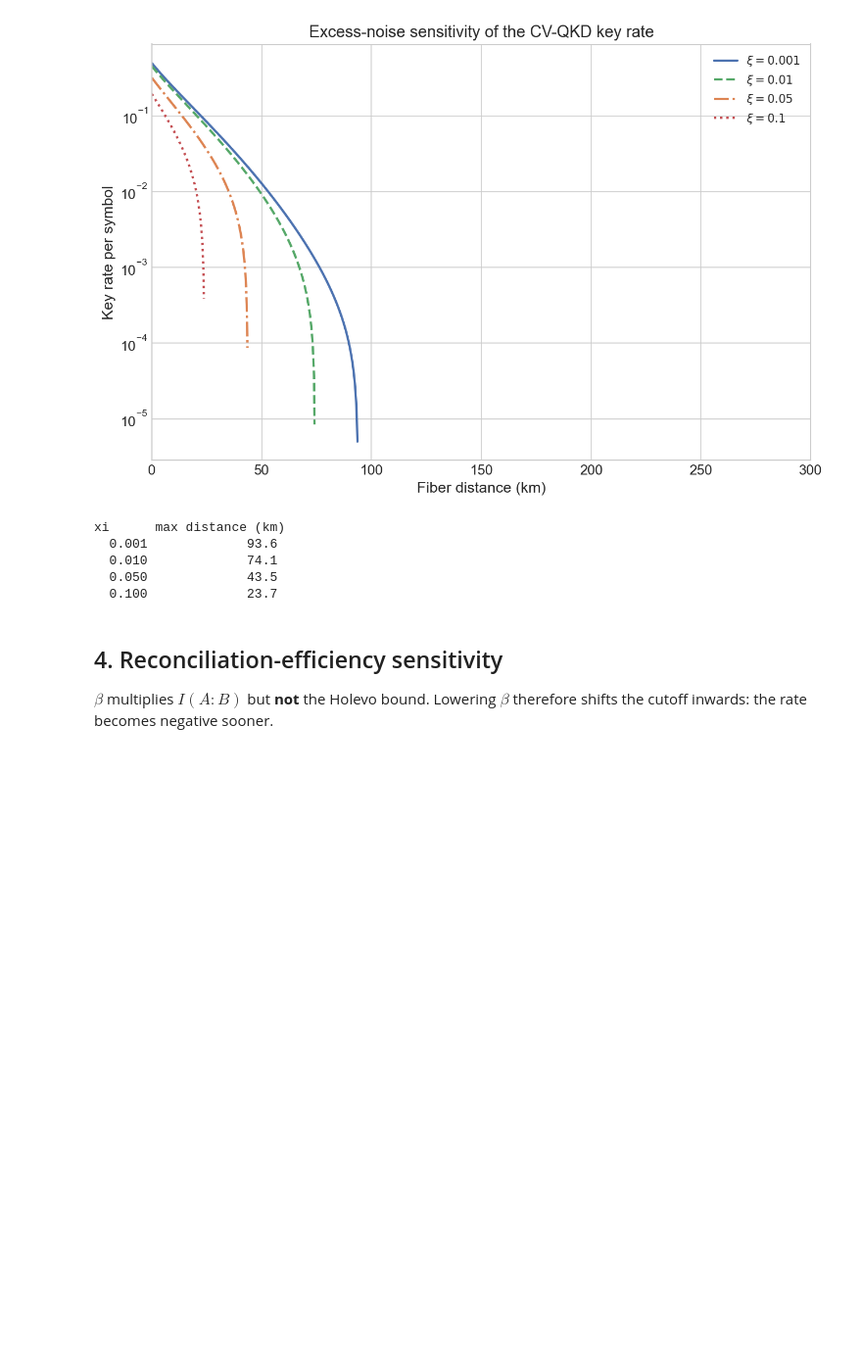
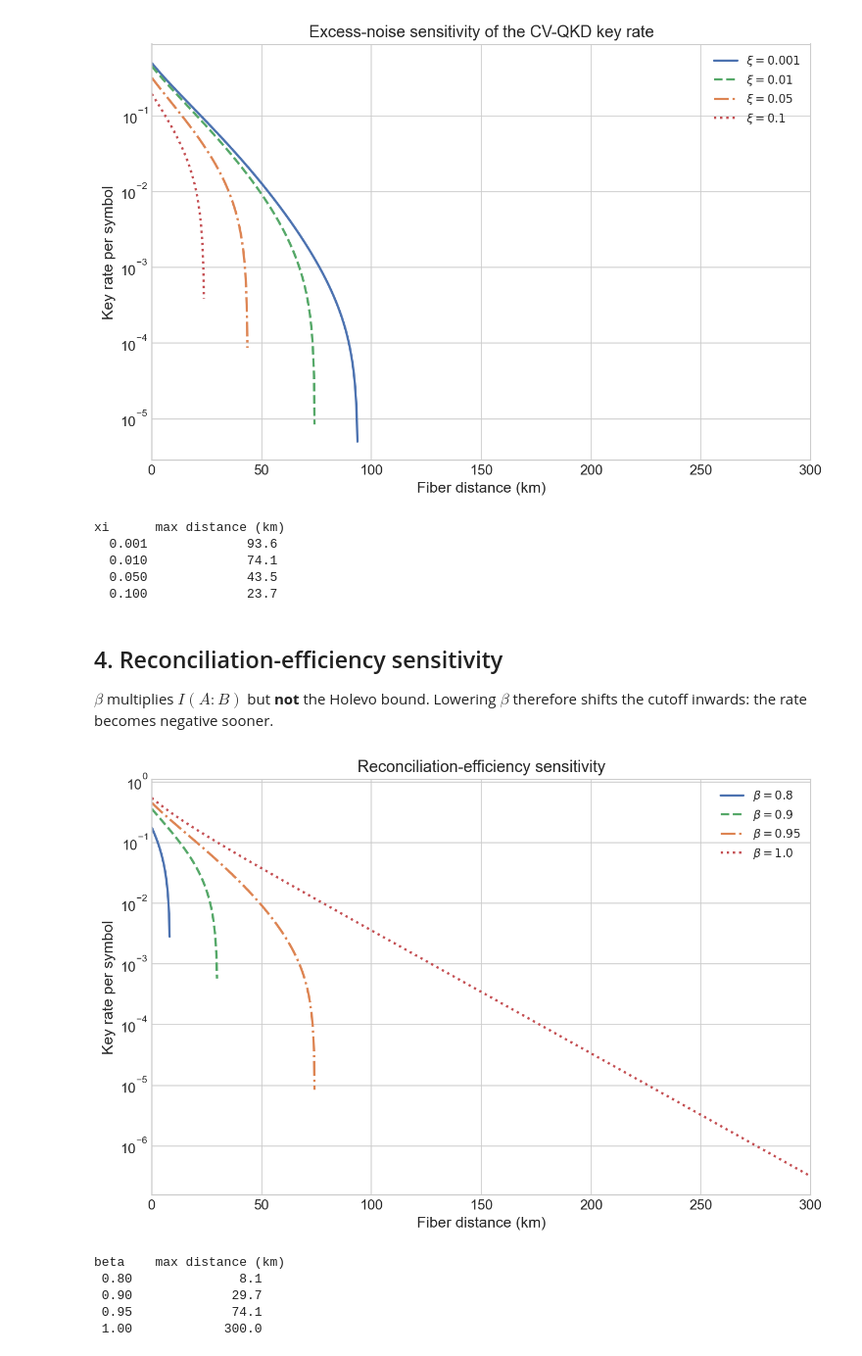
Before and after one commit to abbas-ahmad-cowlar/qkd-protocol-simulator, a Jupyter notebook: notebooks/05_key_rate_analysis.ipynb, the cells around one changed output. Shown at 98% size. Cells and saved outputs as stored; diff of their text form; code cells hidden in the pictures; blank space fills up the shorter version.

Commit message:
Add 05 key rate analysis code cell 10

```diff
--- a/notebooks/05_key_rate_analysis.ipynb
+++ b/notebooks/05_key_rate_analysis.ipynb
@@ -145,3 +145,39 @@ xi      max distance (km)
 ## 4. Reconciliation-efficiency sensitivity
 
 $\beta$ multiplies $I(A:B)$ but **not** the Holevo bound. Lowering $\beta$ therefore shifts the cutoff inwards: the rate becomes negative sooner.
+# %%
+beta_values = [0.80, 0.90, 0.95, 1.00]
+beta_styles = [('-', '#4C72B0'), ('--', '#55A868'),
+               ('-.', '#DD8452'), (':', '#C44E52')]
+
+fig, ax = plt.subplots(figsize=(9, 6))
+summary = []
+for beta_val, (ls, color) in zip(beta_values, beta_styles):
+    r = cvqkd_key_rate(L, beta=beta_val)
+    semilogy_positive(ax, L, r, ls, color=color, linewidth=2,
+                      label=fr'$\beta = {beta_val}$')
+    if (r > 0).any():
+        L_max = float(L[r > 0].max())
+    else:
+        L_max = 0.0
+    summary.append((beta_val, L_max))
+ax.set_xlabel('Fiber distance (km)', fontsize=13)
+ax.set_ylabel('Key rate per symbol', fontsize=13)
+ax.set_title('Reconciliation-efficiency sensitivity', fontsize=14)
+ax.legend(fontsize=10)
+ax.set_xlim(0, 300)
+plt.tight_layout()
+plt.savefig(FIG_DIR / 'cvqkd_reconciliation_efficiency.png', dpi=300,
+            bbox_inches='tight')
+plt.show()
+
+print('beta    max distance (km)')
+for beta_val, L_max in summary:
+    print(f'{beta_val:>5.2f}   {L_max:>14.1f}')
+# %% [output]
+[figure, added]
+beta    max distance (km)
+ 0.80              8.1
+ 0.90             29.7
+ 0.95             74.1
+ 1.00            300.0
```
